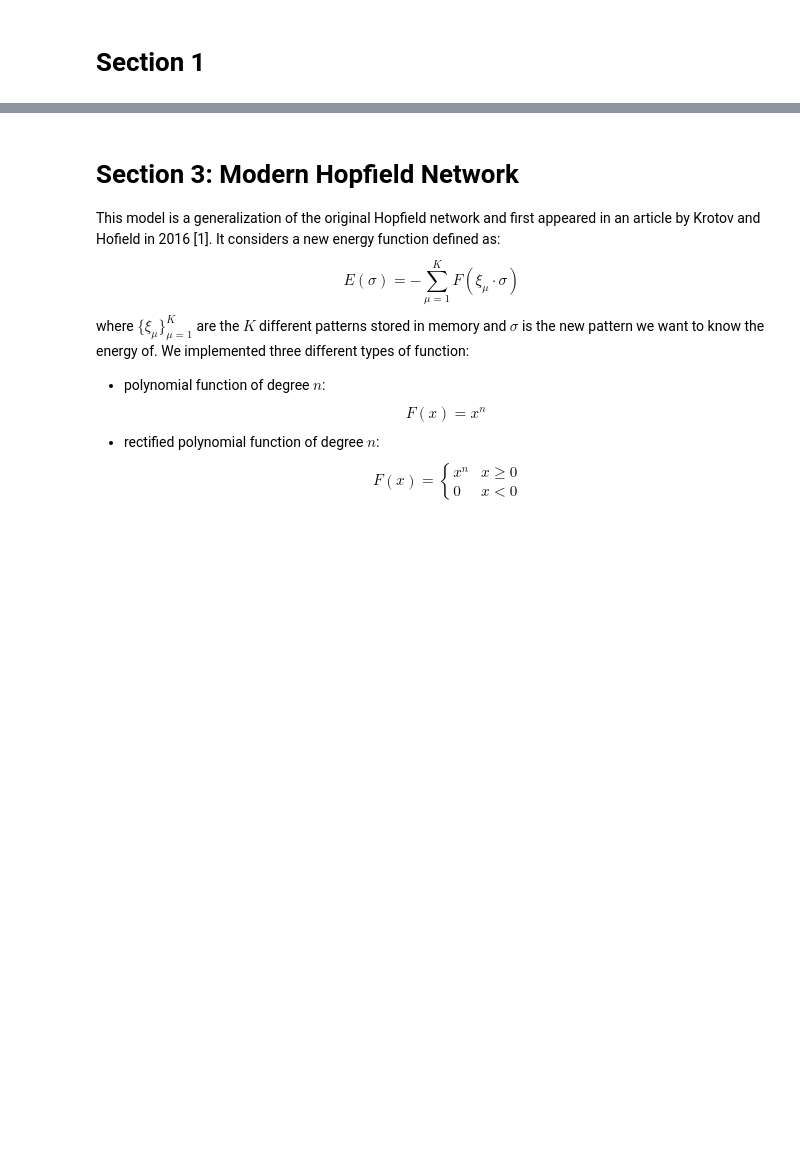
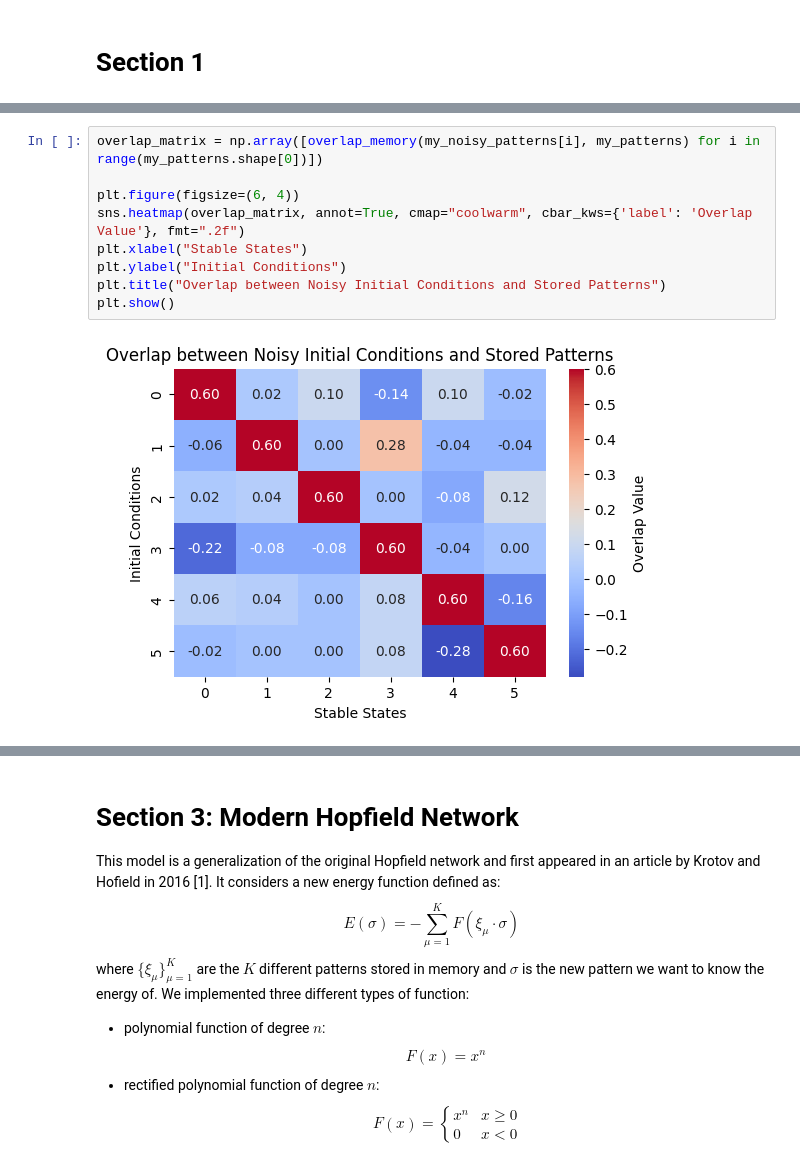
Before and after one commit to edoardo-damore/hopfield_model_and_data_reconstruction, a Jupyter notebook: hopfield_model_and_data_reconstruction.ipynb, the cells around one changed output, grey strips where cells are left out. Drawn from its saved outputs; the diff is of its cells as text; blank space fills up the shorter version.

```diff
--- a/hopfield_model_and_data_reconstruction.ipynb
+++ b/hopfield_model_and_data_reconstruction.ipynb
@@ -13,0 +235,11 @@ colormap = cm.tab10
+# %%
+overlap_matrix = np.array([overlap_memory(my_noisy_patterns[i], my_patterns) for i in range(my_patterns.shape[0])])
+
+plt.figure(figsize=(6, 4))
+sns.heatmap(overlap_matrix, annot=True, cmap="coolwarm", cbar_kws={'label': 'Overlap Value'}, fmt=".2f")
+plt.xlabel("Stable States")
+plt.ylabel("Initial Conditions")
+plt.title("Overlap between Noisy Initial Conditions and Stored Patterns")
+plt.show()
+# %% [output]
+[figure, added]
```
Also changed, not shown: parts of 138 cells of this notebook.
